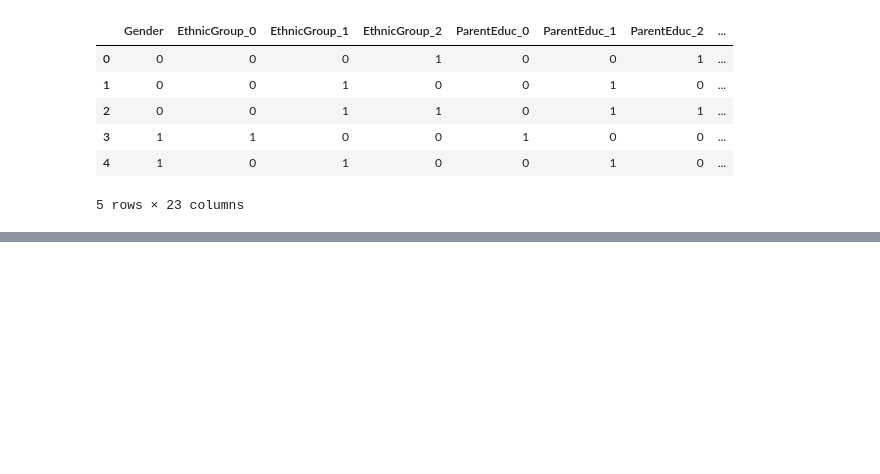
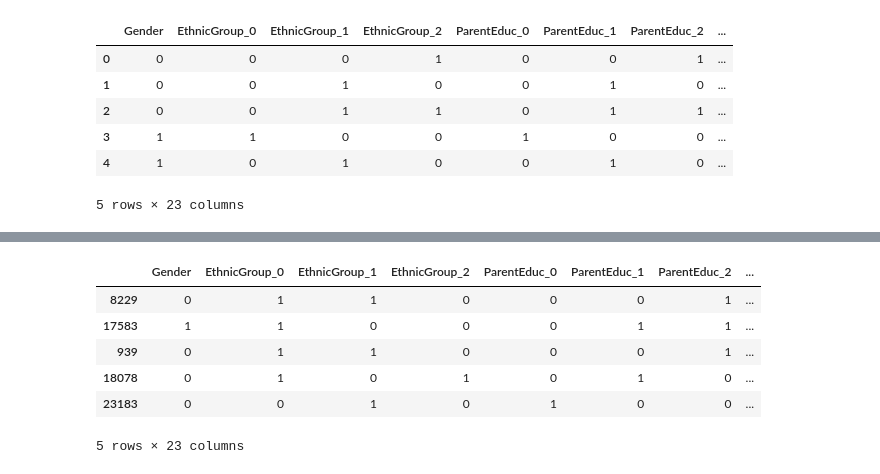
Before and after one commit to alyt2003/Linear_Regression, a Jupyter notebook: p1.ipynb, the cells around one changed output, grey strips where cells are left out. Saved outputs shown, nothing was run; the diff lists cells and outputs as text; code cells hidden in the pictures; blank space fills up the shorter version.

```diff
--- a/p1.ipynb
+++ b/p1.ipynb
@@ -495,3 +497,7 @@ df_2_encoded.head()
 5 rows × 23 columns
 # %%
 df_2_encoded.to_csv("df_2_encoded.csv")
+# %%
+df_3=df_2_encoded.copy()
+# %%
+df_3["AvgScore"]=(df_3["MathScore"]*df_3["ReadingScore"]*df_3["WritingScore"]*1/3)
@@ -497,0 +514,3 @@ df_2_encoded.to_csv("df_2_encoded.csv")
+# %%
+y=df_3["AvgScore"]
+x=df_3.drop(columns="AvgScore")
@@ -497,0 +527,14 @@ df_2_encoded.to_csv("df_2_encoded.csv")
+# %%
+from sklearn.model_selection import train_test_split
+
+xtrain , xtest  ,  ytrain , ytest  =  train_test_split(x , y  , test_size= 0.2   ,  shuffle= True, random_state= 42  )
+# %%
+xtrain.head()
+# %% [output]
+|  | Gender | EthnicGroup_0 | EthnicGroup_1 | EthnicGroup_2 | ParentEduc_0 | ParentEduc_1 | ParentEduc_2 | ... |
+| 8229 | 0 | 1 | 1 | 0 | 0 | 0 | 1 | ... |
+| 17583 | 1 | 1 | 0 | 0 | 0 | 1 | 1 | ... |
+| 939 | 0 | 1 | 1 | 0 | 0 | 0 | 1 | ... |
+| 18078 | 0 | 1 | 0 | 1 | 0 | 1 | 0 | ... |
+| 23183 | 0 | 0 | 1 | 0 | 1 | 0 | 0 | ... |
+5 rows × 23 columns
```
Also changed, not shown: parts of 8 cells of this notebook.
